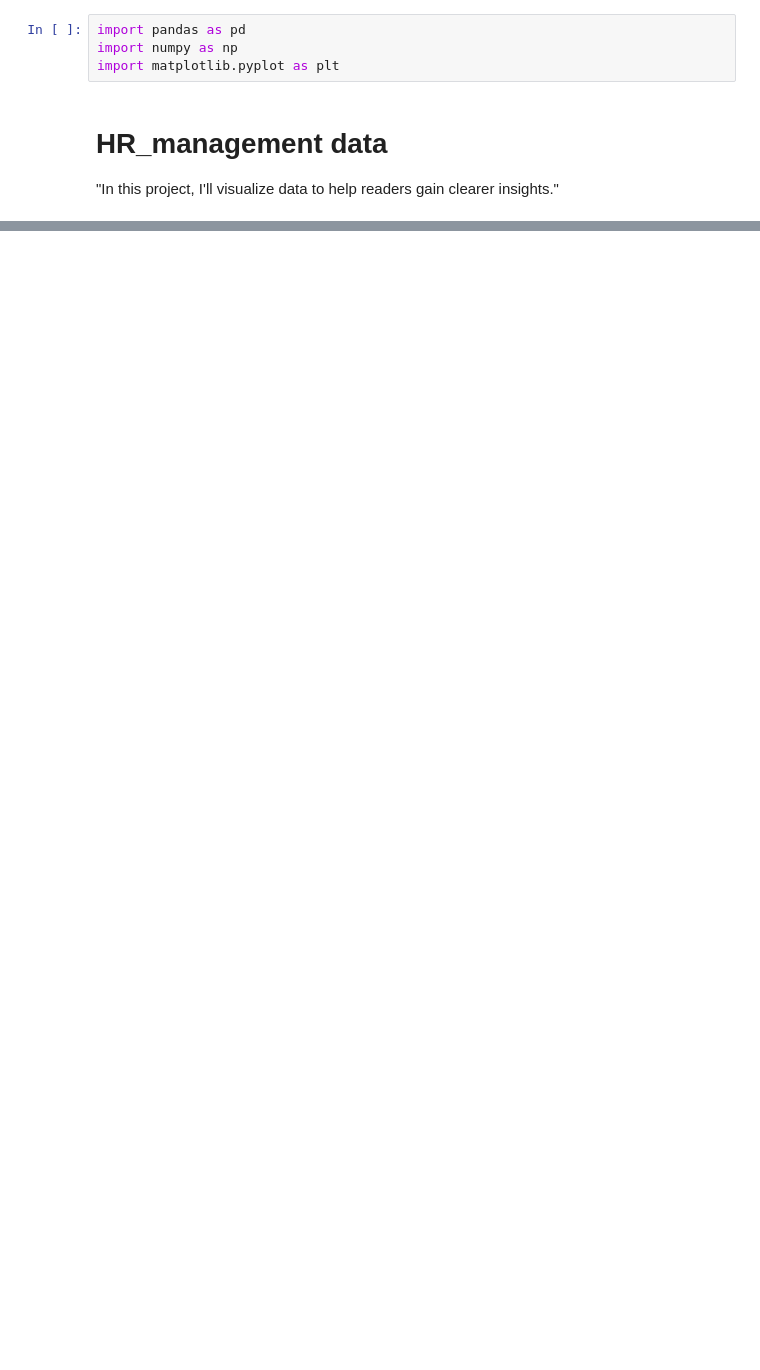
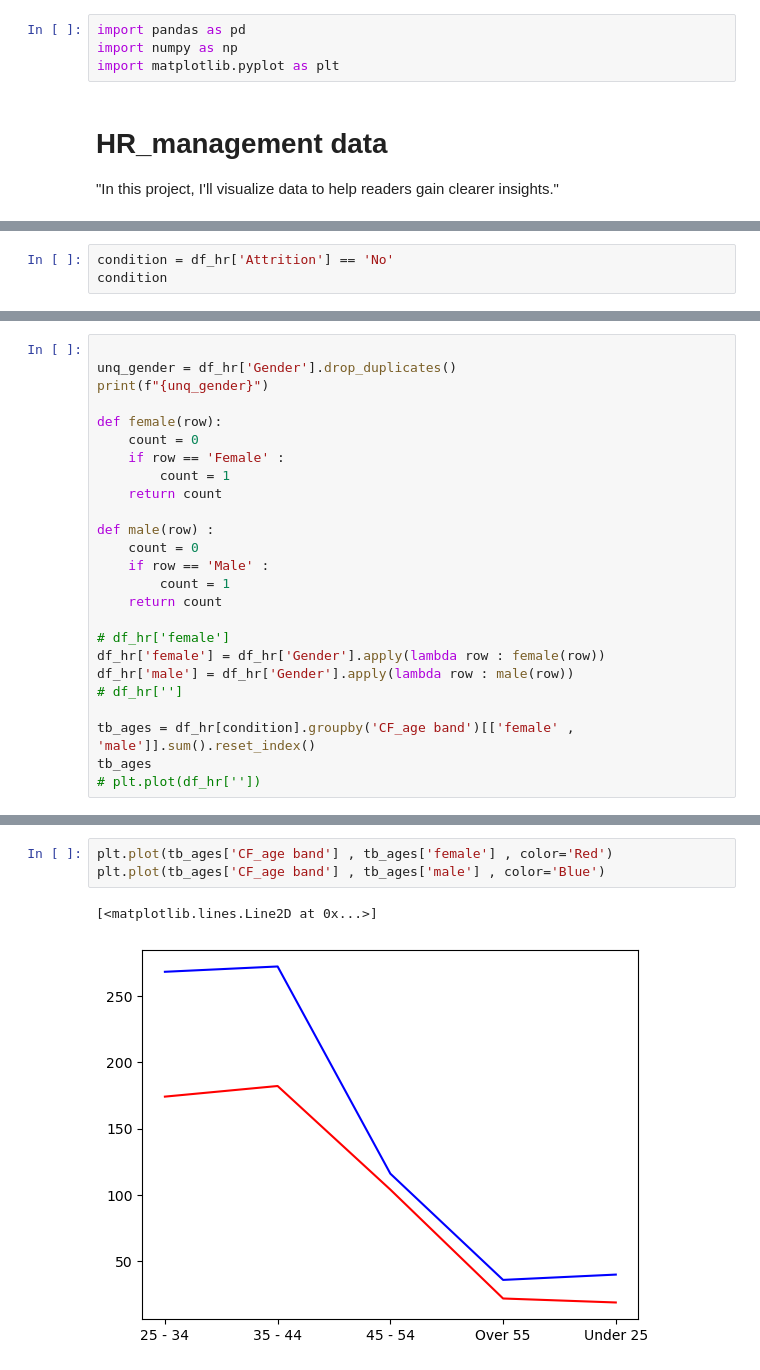
Before and after one commit to ProtacioUno/VinluanEner-Porfolio-Labs, a Jupyter notebook: Matplotlib/Hr_management.ipynb, the cells around one changed output, grey strips where cells are left out. Cells and saved outputs as stored; diff of their text form; blank space fills up the shorter version.

```diff
--- a/Matplotlib/Hr_management.ipynb
+++ b/Matplotlib/Hr_management.ipynb
@@ -29,0 +95,3 @@ Number of columns: 41
+# %%
+condition = df_hr['Attrition'] == 'No'
+condition
@@ -29,0 +117,25 @@ Number of columns: 41
+# %%
+
+unq_gender = df_hr['Gender'].drop_duplicates()
+print(f"{unq_gender}")
+
+def female(row):
+    count = 0
+    if row == 'Female' :
+        count = 1
+    return count
+
+def male(row) :
+    count = 0
+    if row == 'Male' :
+        count = 1
+    return count
+
+# df_hr['female']
+df_hr['female'] = df_hr['Gender'].apply(lambda row : female(row))
+df_hr['male'] = df_hr['Gender'].apply(lambda row : male(row))
+# df_hr['']
+
+tb_ages = df_hr[condition].groupby('CF_age band')[['female' , 'male']].sum().reset_index()
+tb_ages
+# plt.plot(df_hr[''])
@@ -29,0 +152,6 @@ Number of columns: 41
+# %%
+plt.plot(tb_ages['CF_age band'] , tb_ages['female'] , color='Red')
+plt.plot(tb_ages['CF_age band'] , tb_ages['male'] , color='Blue')
+# %% [output]
+[<matplotlib.lines.Line2D at 0x...>]
+[figure, added]
```
Also changed, not shown: parts of 10 cells of this notebook.
